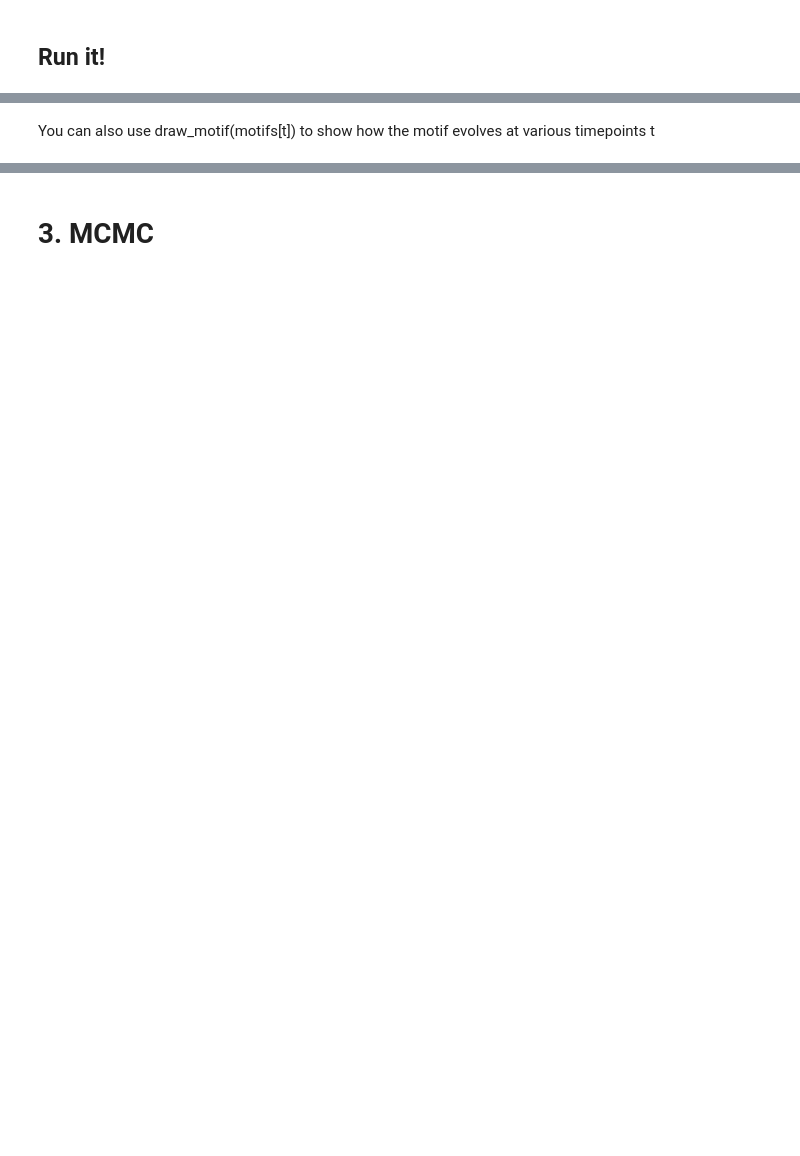
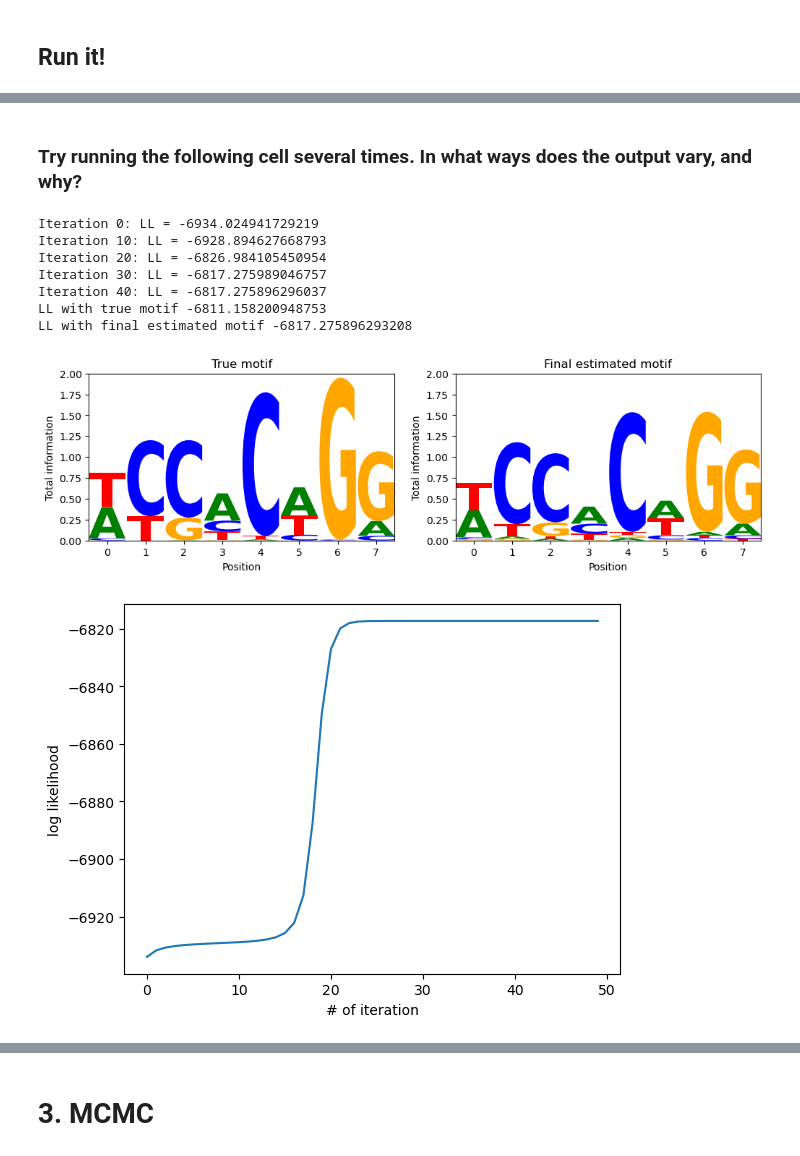
Before and after one commit to regevs/practical, a Jupyter notebook: EM-MCMC.ipynb, the cells around one changed output, grey strips where cells are left out. Saved outputs shown, nothing was run; the diff lists cells and outputs as text; code cells hidden in the pictures; blank space fills up the shorter version.

```diff
--- a/EM-MCMC.ipynb
+++ b/EM-MCMC.ipynb
@@ -219,7 +222,7 @@ def maximization_step(sequences, positions_posterior):
                 # Update the respective estimate
                 motif_estimate[k, j] += positions_posterior[n, i]
 
-        *** # Normalize the motif_estimates at k to sum to 1
+        motif_estimate[k, :] /= motif_estimate[k, :].sum() # Normalize the motif_estimates at k to sum to 1
 
     return motif_estimate
 # %% [markdown]
@@ -236,7 +239,7 @@ def expectation_maximization(sequences, n_iterations, print_every=None):
 
     # Iterate E and M steps
     lls = []
-    positions_posterior_matrices = []
+    positions_posteriors = []
     motifs = []
     for n_iter in range(n_iterations):
         # Print current log-likelihood
@@ -247,10 +250,10 @@ def expectation_maximization(sequences, n_iterations, print_every=None):
 
         # E step
         positions_posterior = expectation_step(sequences, est_motif)
-        positions_posterior_matrices.append(positions_posterior)
+        positions_posteriors.append(positions_posterior)
 
         # M step
         est_motif = maximization_step(sequences, positions_posterior)
         motifs.append(est_motif)
 
-    return est_motif, lls, positions_posterior_matrices, motifs
+    return est_motif, lls, positions_posteriors, motifs
@@ -257,3 +262,36 @@ def expectation_maximization(sequences, n_iterations, print_every=None):
+# %%
+def plot_results(iters,est_motif,lls,posteriors,motifs):
+    print (f"LL with true motif {log_likelihood(sequences,M)}")
+    print (f"LL with final estimated motif {log_likelihood(sequences,est_motif)}")
+
+    # plot the true and final estimated motifs
+    fig, axs = plt.subplots(1, 2, figsize=(12, 3))
+    draw_motif(M,ax=axs[0])
+    axs[0].set_title("True motif")
+    draw_motif(est_motif,ax=axs[1])
+    axs[1].set_title("Final estimated motif")
+
+    if lls is not None:
+        # plot the log likelihoods
+        plt.figure()
+        plt.plot(lls)
+        plt.xlabel("# of iteration")
+        plt.ylabel("log likelihood")
+
+    if len(iters) > 0 and posteriors is not None:
+        # plot heatmaps of the motif locations at given iterations
+        fig, axs = plt.subplots(1, len(iters), figsize=(20, 8))
+        for ax, n_iter in zip(axs, iters):
+            sns.heatmap(posteriors[n_iter][:,:], ax=ax, vmin=0, vmax=1);
+            ax.set_title(f"Iteration # {n_iter}")
+            ax.set_ylabel("Sequence #")
+            ax.set_xlabel("Position")
+
+    if len(iters) > 0 and motifs is not None:
+       # and below them the motifs
+        fig, axs = plt.subplots(1, len(iters), figsize=(20, 2))
+        for ax, n_iter in zip(axs, iters):
+            draw_motif(motifs[n_iter],ax=ax)
 # %% [markdown]
 ## Run it!
 # %%
@@ -288,2 +319,15 @@ for ax, n_iter_to_see in zip(axs, [0, 10, 20, 50]):
-# %% [markdown]
-You can also use draw_motif(motifs[t]) to show how the motif evolves at various timepoints t
+# %% [markdown]
+### Try running the following cell several times. In what ways does the output vary, and why?
+# %%
+est_motif, lls, positions_posteriors, motifs = expectation_maximization(sequences, 50, print_every=10)
+plot_results([], est_motif, lls, positions_posteriors, motifs)
+# %% [output]
+Iteration 0: LL = -6934.024941729219
+Iteration 10: LL = -6928.894627668793
+Iteration 20: LL = -6826.984105450954
+Iteration 30: LL = -6817.275989046757
+Iteration 40: LL = -6817.275896296037
+LL with true motif -6811.158200948753
+LL with final estimated motif -6817.275896293208
+[figure, added]
+[figure, added]
```
Also changed, not shown: parts of 42 cells of this notebook.
